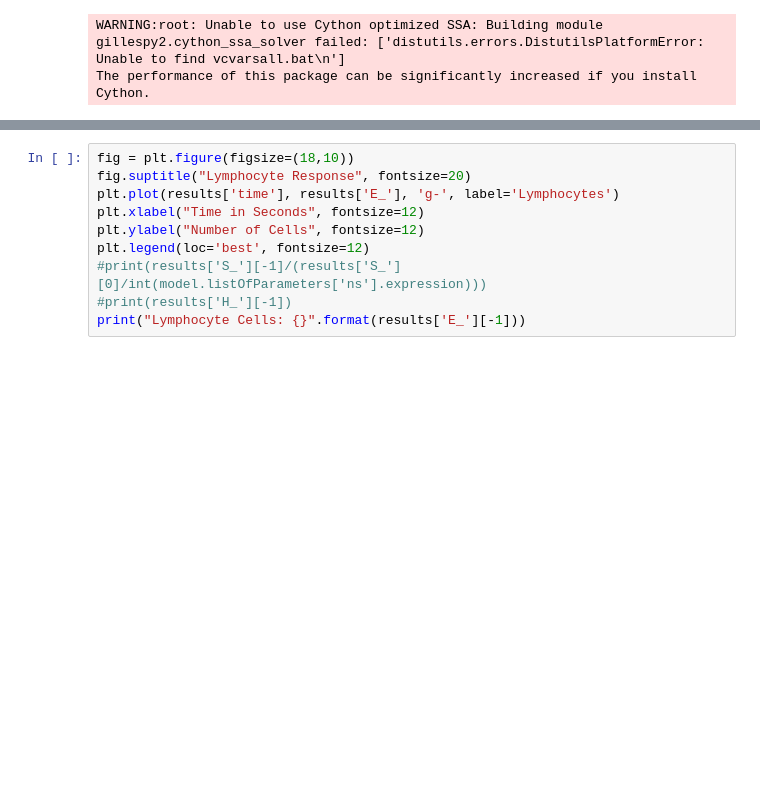
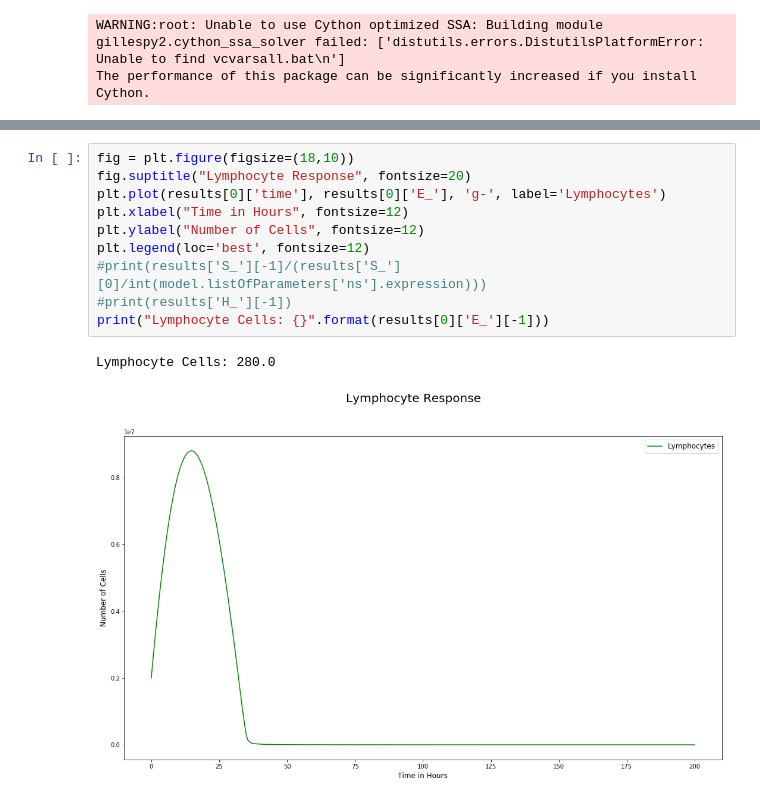
Before and after one commit to technodivergent/Bacillus_Anthracis_Simulation, a Jupyter notebook: DayModel - Full Reactions from LaTeX.ipynb, the cells around one changed output, grey strips where cells are left out. Saved outputs shown, nothing was run; the diff lists cells and outputs as text; blank space fills up the shorter version.

```diff
--- a/DayModel - Full Reactions from LaTeX.ipynb
+++ b/DayModel - Full Reactions from LaTeX.ipynb
@@ -203,12 +229,15 @@ print("Host Cells in TMLN: {}".format(results['HLN_'][-1]))
 # %%
 fig = plt.figure(figsize=(18,10))
 fig.suptitle("Lymphocyte Response", fontsize=20)
-plt.plot(results['time'], results['E_'], 'g-', label='Lymphocytes')
-plt.xlabel("Time in Seconds", fontsize=12)
+plt.plot(results[0]['time'], results[0]['E_'], 'g-', label='Lymphocytes')
+plt.xlabel("Time in Hours", fontsize=12)
 plt.ylabel("Number of Cells", fontsize=12)
 plt.legend(loc='best', fontsize=12)
 #print(results['S_'][-1]/(results['S_'][0]/int(model.listOfParameters['ns'].expression)))
 #print(results['H_'][-1])
-print("Lymphocyte Cells: {}".format(results['E_'][-1]))
+print("Lymphocyte Cells: {}".format(results[0]['E_'][-1]))
+# %% [output]
+Lymphocyte Cells: 280.0
+[figure, added]
 # %%
 fig = plt.figure(figsize=(18,10))
```
Also changed, not shown: parts of 8 cells of this notebook, 32 other files.
